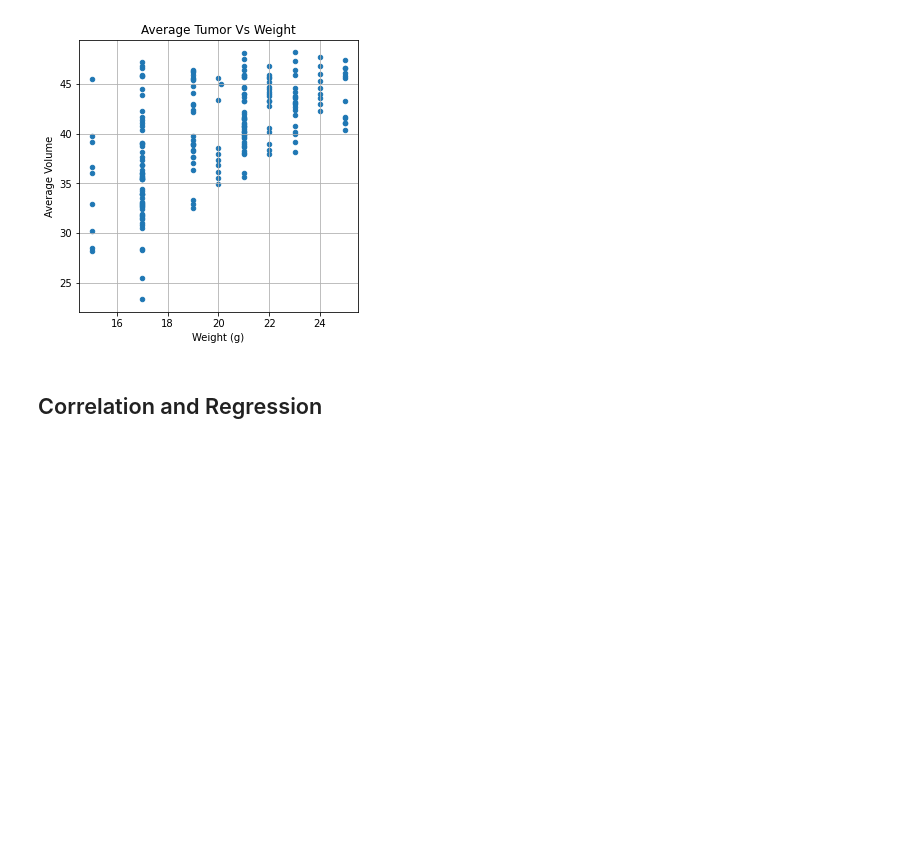
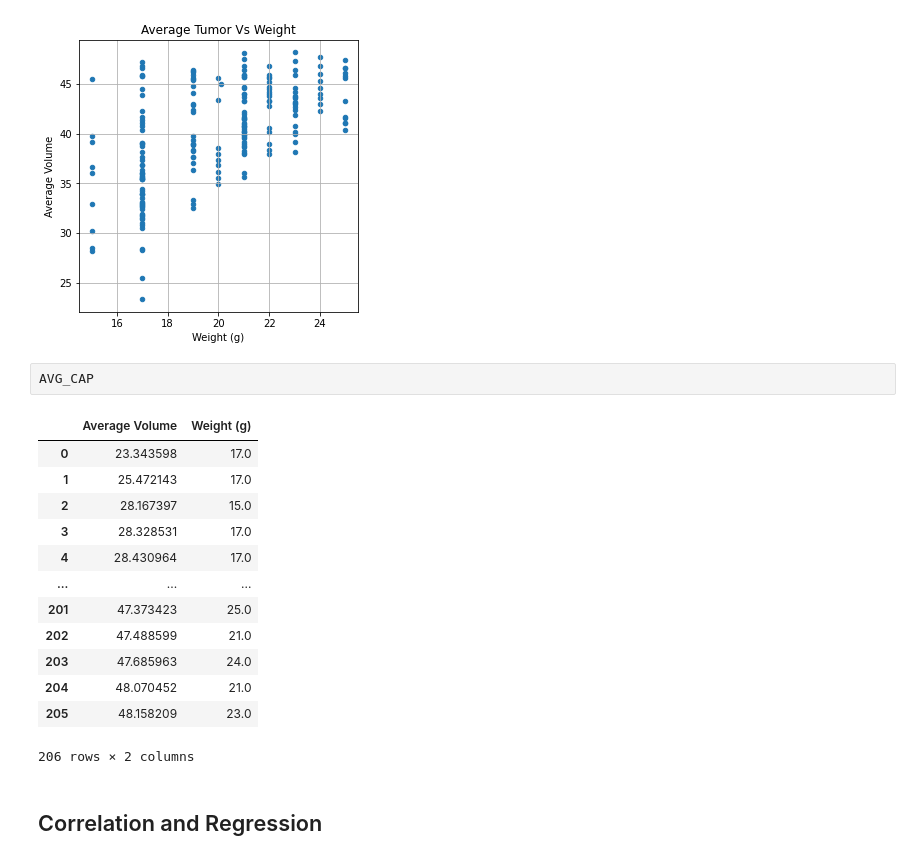
Before and after one commit to aespinosa49/Matplotlib_Challenge-, a Jupyter notebook: Pymaceuticals/pymaceuticals_starter.ipynb, the cells around one changed output. Cells and saved outputs as stored; diff of their text form; blank space fills up the shorter version.

```diff
--- a/Pymaceuticals/pymaceuticals_starter.ipynb
+++ b/Pymaceuticals/pymaceuticals_starter.ipynb
@@ -291,6 +278,22 @@ AVG_CAP.plot(kind="scatter", x="Weight (g)", y="Average Volume", grid=True, figs
 plt.show()
 # %% [output]
 [figure]
+# %%
+AVG_CAP
+# %% [output]
+|  | Average Volume | Weight (g) |
+| 0 | 23.343598 | 17.0 |
+| 1 | 25.472143 | 17.0 |
+| 2 | 28.167397 | 15.0 |
+| 3 | 28.328531 | 17.0 |
+| 4 | 28.430964 | 17.0 |
+| ... | ... | ... |
+| 201 | 47.373423 | 25.0 |
+| 202 | 47.488599 | 21.0 |
+| 203 | 47.685963 | 24.0 |
+| 204 | 48.070452 | 21.0 |
+| 205 | 48.158209 | 23.0 |
+206 rows × 2 columns
 # %% [markdown]
 ## Correlation and Regression
 # %%
```
Also changed, not shown: parts of 5 cells of this notebook.
